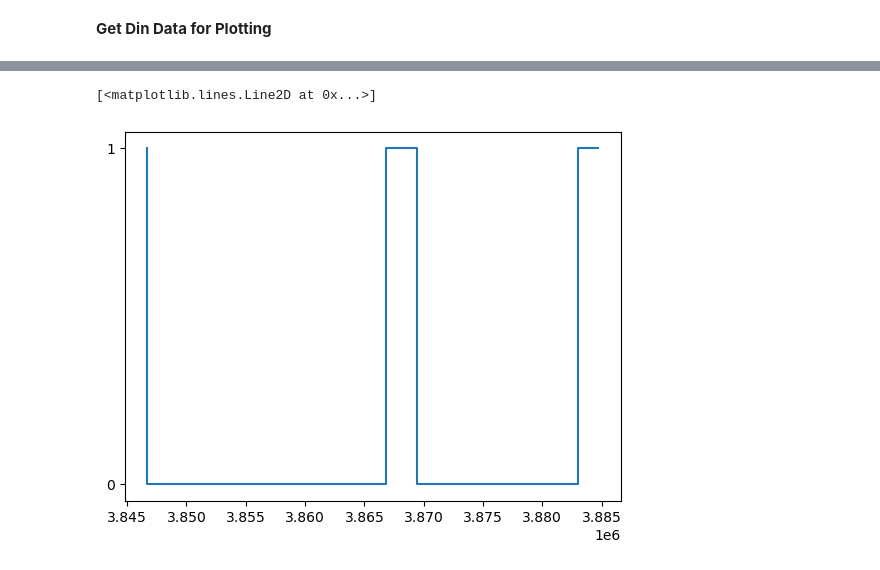
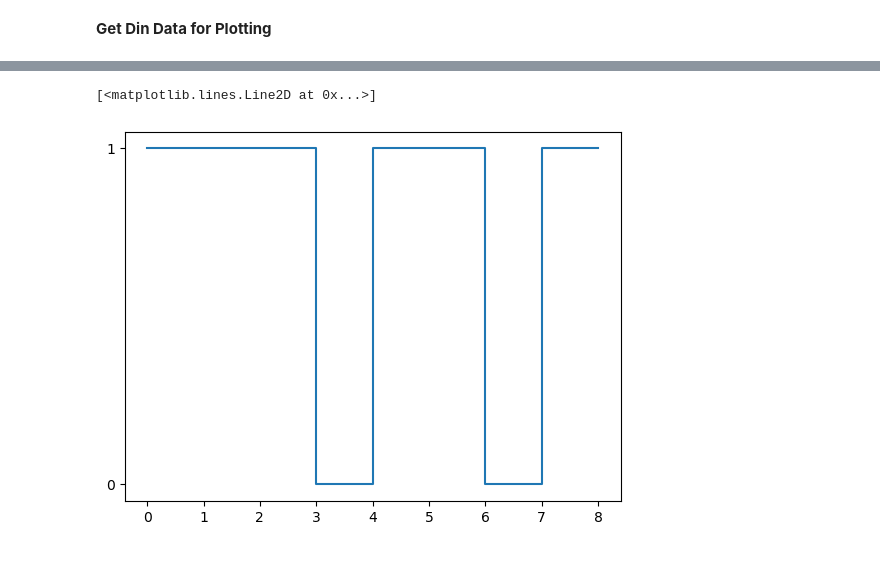
Before and after one commit to zoldello/phil-spyglass-analysis, a Jupyter notebook: w-track-performance.ipynb, the cells around one changed output, grey strips where cells are left out. Cells and saved outputs as stored; diff of their text form; code cells hidden in the pictures.

```diff
--- a/w-track-performance.ipynb
+++ b/w-track-performance.ipynb
@@ -364,24 +474,26 @@ TypeError: draw_wrapper() missing 1 required positional argument: 'renderer'
 # %%
 import numpy as np
 import matplotlib.pyplot as plt
 
 data = [1, 0, 0, 1, 1, 0, 1, 0]
 xs = np.repeat(range(len(data)), 2)
 ys = np.repeat(data, 2)
 xs = xs[1:]
 ys = ys[:-1]
 xs = np.append(xs,xs[-1] + 1)
 ys = np.append(ys, ys[-1])
 
-ys = np.array([1,0,1,0,1,1,0,1,1])
+#ys = np.array([1,0,1,1,1,1,0,1,1])
+ys = np.array([1,1,1,1,0,1,1,0,1])
 xs = np.array([0,1,2,3,4,5,6,7,8])
 
 
 
 plt.yticks([0,1])
 #plt.step(din1_x, din1_y)
 #plt.scatter(din1_x[:15], din1_y[:15])
-plt.step(din1_x[:5], din1_y[:5])
+#plt.step(din1_x[:5], din1_y[:5])
+plt.step(xs, ys)
 # %% [output]
 [<matplotlib.lines.Line2D at 0x...>]
-[figure, old version]
+[figure, new version]
```
Also changed, not shown: parts of 58 cells of this notebook, 1 other file.
